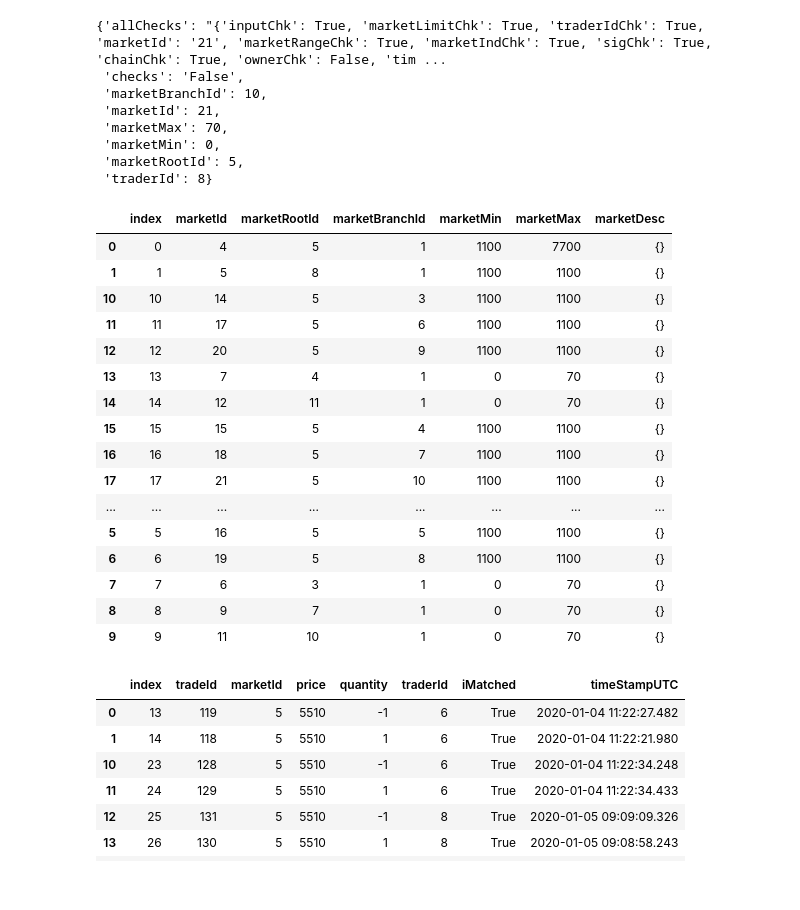
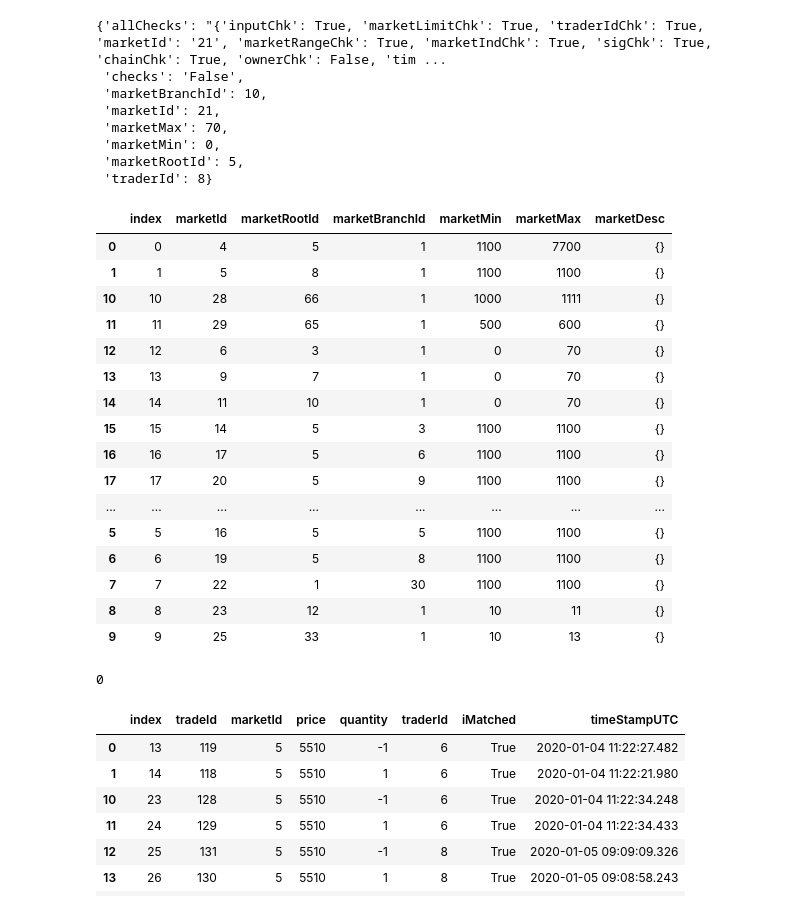
Before and after one commit to alpinechicken/blocmarket, a Jupyter notebook: doc/BlocAPI.ipynb, the cells around one changed output. Saved outputs shown, nothing was run; the diff lists cells and outputs as text; code cells hidden in the pictures.

```diff
--- a/doc/BlocAPI.ipynb
+++ b/doc/BlocAPI.ipynb
@@ -488,27 +481,33 @@ response.json()
 # %%
 # View maximum and minimum of each market
 url = baseurl+'viewMarketBounds'
 content = {}
 response = requests.post(url, data=json.dumps(content), headers=headers)
-pd.read_json(response.json())
+mB = pd.read_json(response.json())
+mB
 # %% [output]
 |  | index | marketId | marketRootId | marketBranchId | marketMin | marketMax | marketDesc |
 | 0 | 0 | 4 | 5 | 1 | 1100 | 7700 | {} |
 | 1 | 1 | 5 | 8 | 1 | 1100 | 1100 | {} |
-| 10 | 10 | 14 | 5 | 3 | 1100 | 1100 | {} |
-| 11 | 11 | 17 | 5 | 6 | 1100 | 1100 | {} |
-| 12 | 12 | 20 | 5 | 9 | 1100 | 1100 | {} |
-| 13 | 13 | 7 | 4 | 1 | 0 | 70 | {} |
-| 14 | 14 | 12 | 11 | 1 | 0 | 70 | {} |
-| 15 | 15 | 15 | 5 | 4 | 1100 | 1100 | {} |
-| 16 | 16 | 18 | 5 | 7 | 1100 | 1100 | {} |
-| 17 | 17 | 21 | 5 | 10 | 1100 | 1100 | {} |
+| 10 | 10 | 28 | 66 | 1 | 1000 | 1111 | {} |
+| 11 | 11 | 29 | 65 | 1 | 500 | 600 | {} |
+| 12 | 12 | 6 | 3 | 1 | 0 | 70 | {} |
+| 13 | 13 | 9 | 7 | 1 | 0 | 70 | {} |
+| 14 | 14 | 11 | 10 | 1 | 0 | 70 | {} |
+| 15 | 15 | 14 | 5 | 3 | 1100 | 1100 | {} |
+| 16 | 16 | 17 | 5 | 6 | 1100 | 1100 | {} |
+| 17 | 17 | 20 | 5 | 9 | 1100 | 1100 | {} |
 | ... | ... | ... | ... | ... | ... | ... | ... |
 | 5 | 5 | 16 | 5 | 5 | 1100 | 1100 | {} |
 | 6 | 6 | 19 | 5 | 8 | 1100 | 1100 | {} |
-| 7 | 7 | 6 | 3 | 1 | 0 | 70 | {} |
-| 8 | 8 | 9 | 7 | 1 | 0 | 70 | {} |
-| 9 | 9 | 11 | 10 | 1 | 0 | 70 | {} |
+| 7 | 7 | 22 | 1 | 30 | 1100 | 1100 | {} |
+| 8 | 8 | 23 | 12 | 1 | 10 | 11 | {} |
+| 9 | 9 | 25 | 33 | 1 | 10 | 13 | {} |
+# %%
+mBmin = mB.loc[mB.marketId==1, 'marketMin'].values[0]
+mBmin
+# %% [output]
+0
 # %%
 # View whole order book
 url = baseurl+'viewOrderBook'
```
Also changed, not shown: parts of 1 cell of this notebook, 1 other file.
